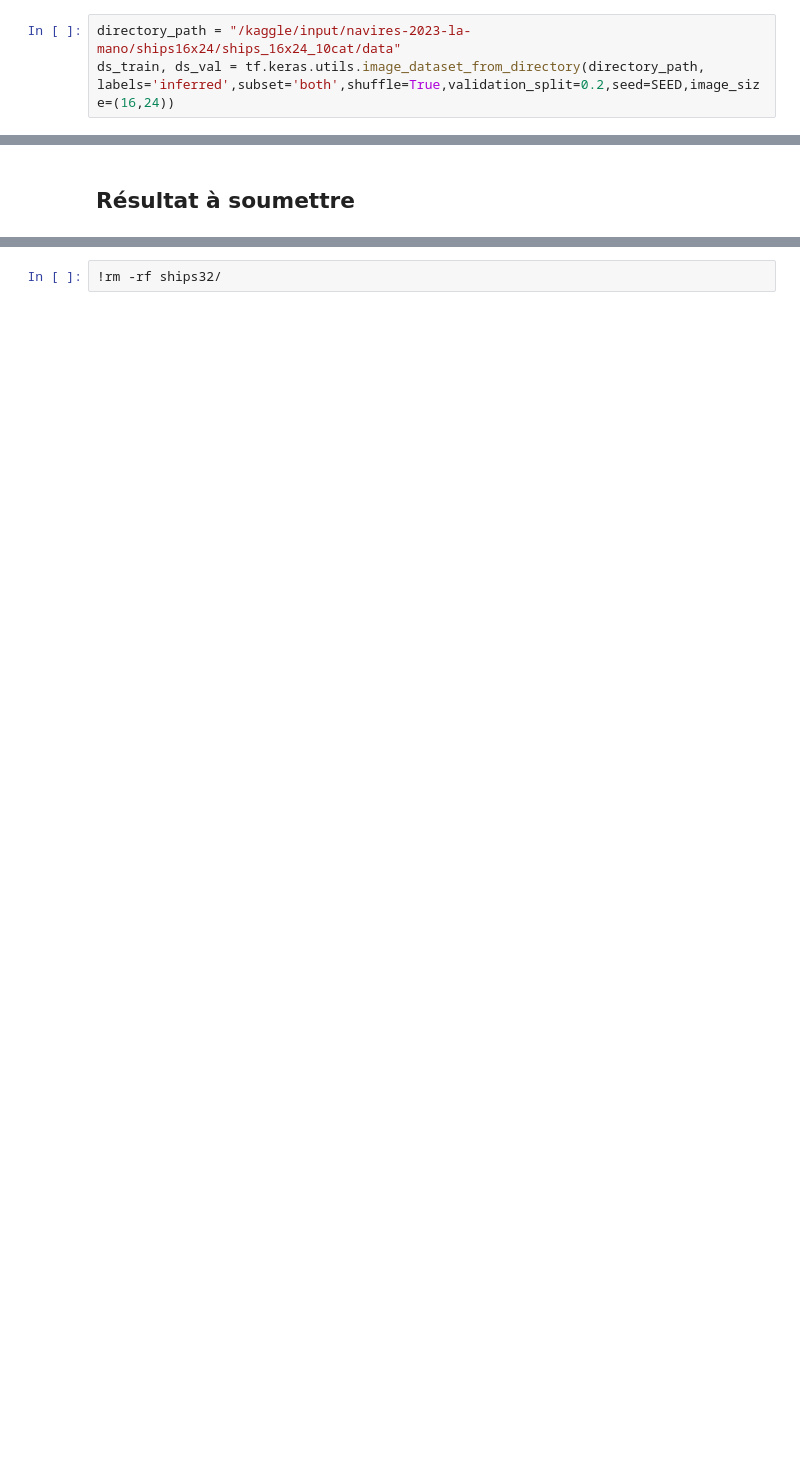
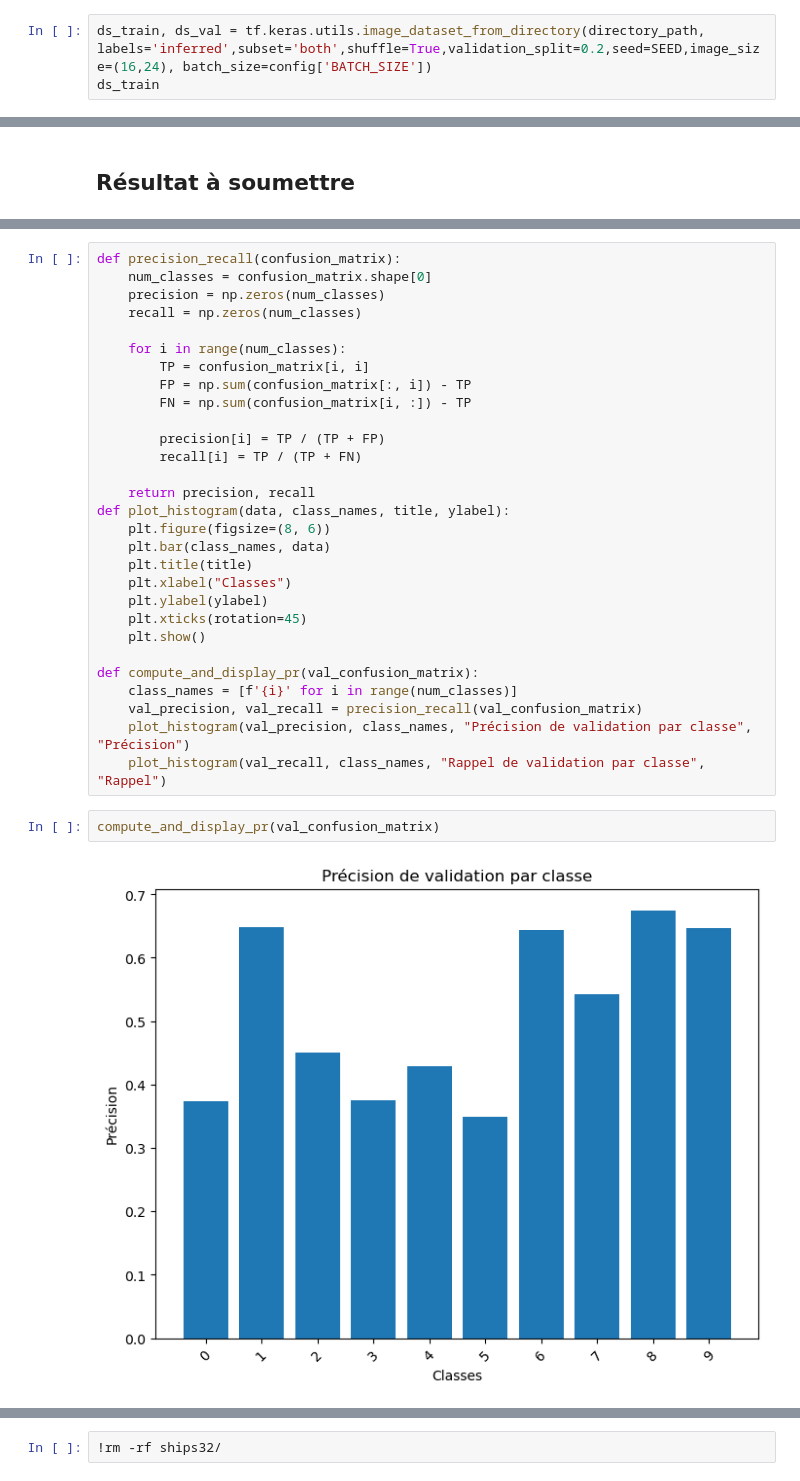
Before and after one commit to Bast-94/IREN-BOATS, a Jupyter notebook: notebook-competion1.ipynb, the cells around one changed output, grey strips where cells are left out. Cells and saved outputs as stored; diff of their text form; blank space fills up the shorter version.

```diff
--- a/notebook-competion1.ipynb
+++ b/notebook-competion1.ipynb
@@ -19,8 +83,8 @@ OUTPUT_DIR = '/kaggle/working/outputs'
 cf https://keras.io/api/data_loading/image/ et
 https://www.tensorflow.org/api_docs/python/tf/keras/utils/image_dataset_from_directory
 # %%
-directory_path = "/kaggle/input/navires-2023-la-mano/ships16x24/ships_16x24_10cat/data"
-ds_train, ds_val = tf.keras.utils.image_dataset_from_directory(directory_path, labels='inferred',subset='both',shuffle=True,validation_split=0.2,seed=SEED,image_size=(16,24))
+ds_train, ds_val = tf.keras.utils.image_dataset_from_directory(directory_path, labels='inferred',subset='both',shuffle=True,validation_split=0.2,seed=SEED,image_size=(16,24), batch_size=config['BATCH_SIZE'])
+ds_train
 # %% [output]
 Found 35515 files belonging to 10 classes.
 Using 28412 files for training.
@@ -173,0 +257,33 @@ Epoch 1/75
+# %%
+def precision_recall(confusion_matrix):
+    num_classes = confusion_matrix.shape[0]
+    precision = np.zeros(num_classes)
+    recall = np.zeros(num_classes)
+
+    for i in range(num_classes):
+        TP = confusion_matrix[i, i]
+        FP = np.sum(confusion_matrix[:, i]) - TP
+        FN = np.sum(confusion_matrix[i, :]) - TP
+
+        precision[i] = TP / (TP + FP)
+        recall[i] = TP / (TP + FN)
+
+    return precision, recall
+def plot_histogram(data, class_names, title, ylabel):
+    plt.figure(figsize=(8, 6))
+    plt.bar(class_names, data)
+    plt.title(title)
+    plt.xlabel("Classes")
+    plt.ylabel(ylabel)
+    plt.xticks(rotation=45)
+    plt.show()
+
+def compute_and_display_pr(val_confusion_matrix):
+    class_names = [f'{i}' for i in range(num_classes)]
+    val_precision, val_recall = precision_recall(val_confusion_matrix)
+    plot_histogram(val_precision, class_names, "Précision de validation par classe", "Précision")
+    plot_histogram(val_recall, class_names, "Rappel de validation par classe", "Rappel")
+# %%
+compute_and_display_pr(val_confusion_matrix)
+# %% [output]
+[figure, added]
```
Also changed, not shown: parts of 46 cells of this notebook.
